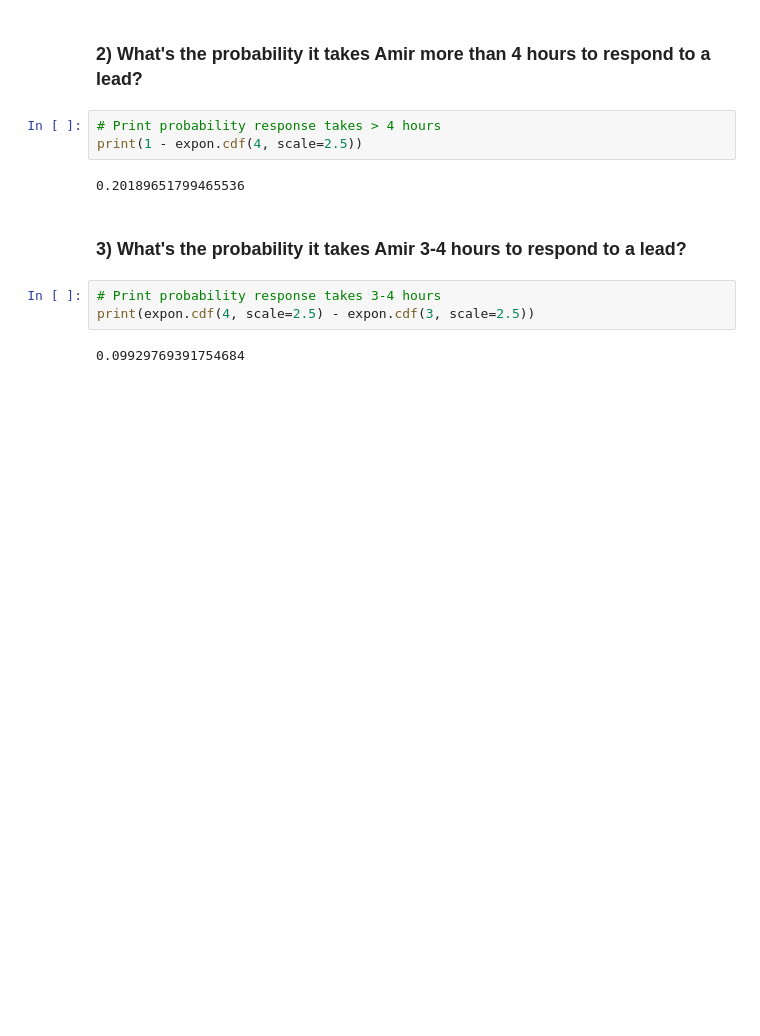
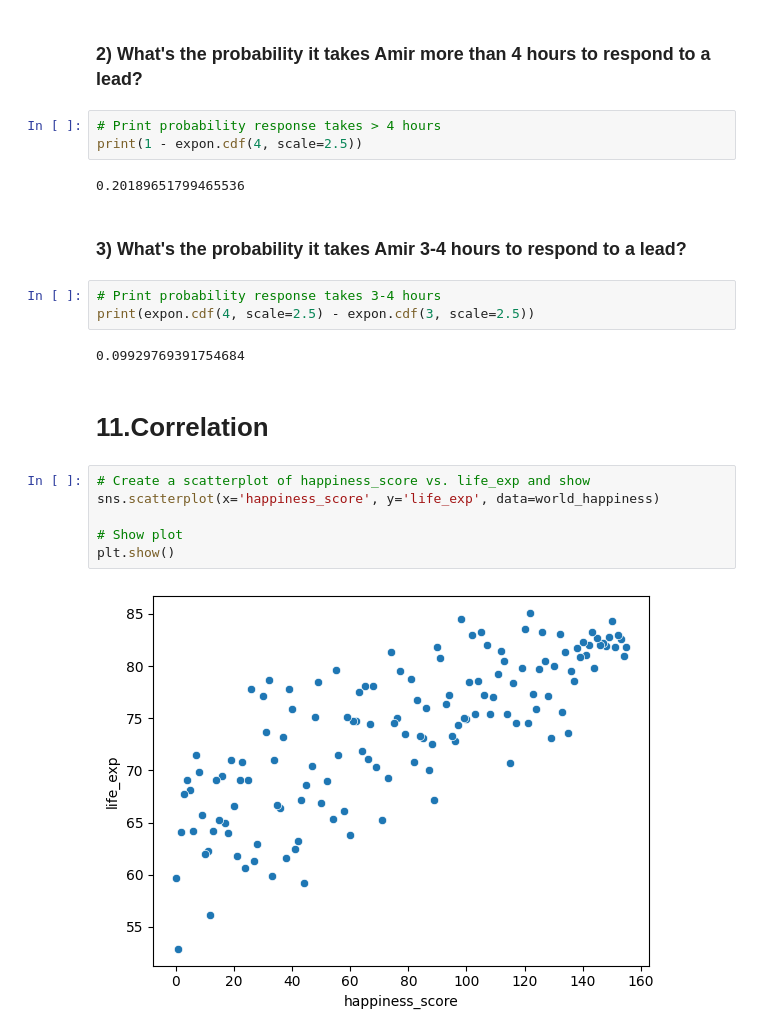
Before and after one commit to esragcetnky/DataCampCourses, a Jupyter notebook: Statistics_Fundamentals_in_Python/1_intro_stats.ipynb, the cells around one changed output. Drawn from its saved outputs; the diff is of its cells as text; blank space fills up the shorter version.

```diff
--- a/Statistics_Fundamentals_in_Python/1_intro_stats.ipynb
+++ b/Statistics_Fundamentals_in_Python/1_intro_stats.ipynb
@@ -278,3 +352,13 @@ print(1 - expon.cdf(4, scale=2.5))
 print(expon.cdf(4, scale=2.5) - expon.cdf(3, scale=2.5))
 # %% [output]
 0.09929769391754684
+# %% [markdown]
+# 11.Correlation
+# %%
+# Create a scatterplot of happiness_score vs. life_exp and show
+sns.scatterplot(x='happiness_score', y='life_exp', data=world_happiness)
+
+# Show plot
+plt.show()
+# %% [output]
+[figure, added]
```
Also changed, not shown: parts of 37 cells of this notebook.
